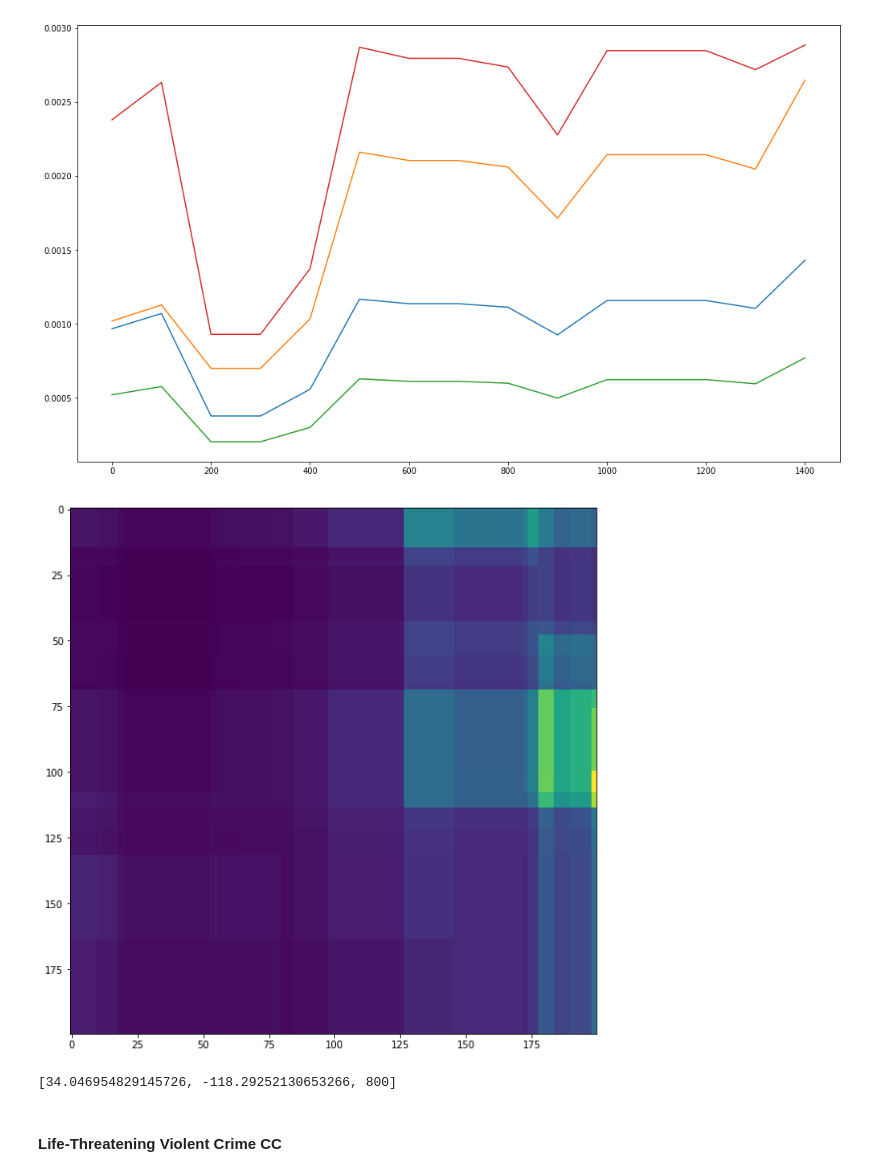
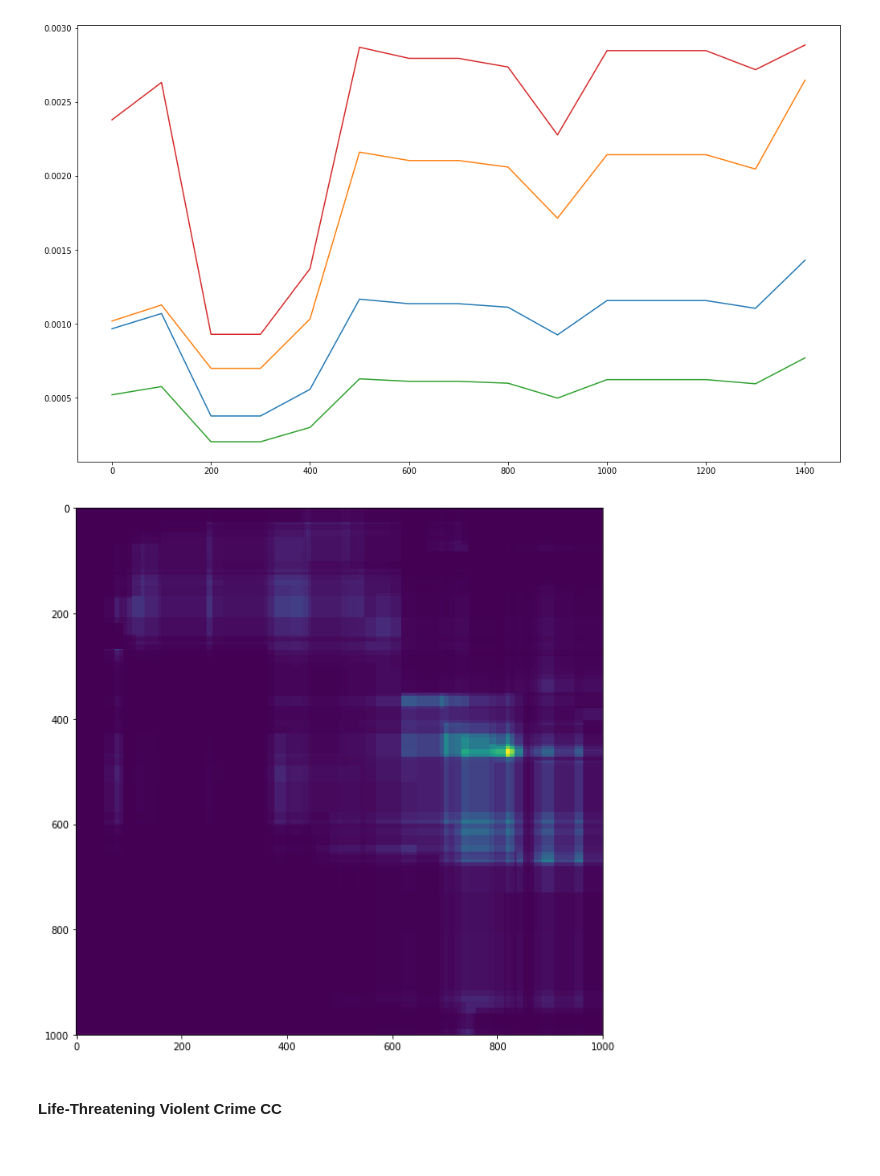
Before and after one commit to bwhitesell/Chaperone, a Jupyter notebook: crymepipelines/notebooks/CrymeClassifiers Hyperparameter Tuning and Minor Feature Engineering.ipynb, the cells around one changed output. Saved outputs shown, nothing was run; the diff lists cells and outputs as text; code cells hidden in the pictures.

```diff
--- a/crymepipelines/notebooks/CrymeClassifiers Hyperparameter Tuning and Minor Feature Engineering.ipynb
+++ b/crymepipelines/notebooks/CrymeClassifiers Hyperparameter Tuning and Minor Feature Engineering.ipynb
@@ -211,7 +211,7 @@ params = {
     "objective": "binary",
     "boosting_type": "gbdt",
     "learning_rate": .445,
-    "num_leaves": 80,
+    "num_leaves": 10,
 }
 # %%
 rfc = LGBMClassifier(**params)
@@ -353,28 +353,24 @@ plt.plot(range(0, 1440, 100), tst)
 [<matplotlib.lines.Line2D at 0x...>]
 [figure]
 # %%
-lons = np.linspace(34.101287,33.995286, 200)
-lats = np.linspace(-118.454942, -118.291701, 200)
+lons = np.linspace(34.300779,33.749713, 1000)
+lats = np.linspace(-118.666218, -118.155360, 1000)
 grid = []
 for lon in lons:
     row  = []
     for lat in lats:
         row.append([lon, lat, 800])
     grid.append(row)
 im = []
 for row in grid:
     im.append(rfc.predict_proba(np.array(row))[:,1])
 
 plt.figure(figsize=(17,10))
 
 plt.imshow((im - np.average(im))/np.sqrt(np.var(im)), interpolation='none')
 plt.show()
 # %% [output]
-[figure, old version]
+[figure, new version]
-# %%
-grid[102][198]
-# %% [output]
-[34.046954829145726, -118.29252130653266, 800]
 # %% [markdown]
 #### Life-Threatening Violent Crime CC
 # %%
```
Also changed, not shown: parts of 23 cells of this notebook.
